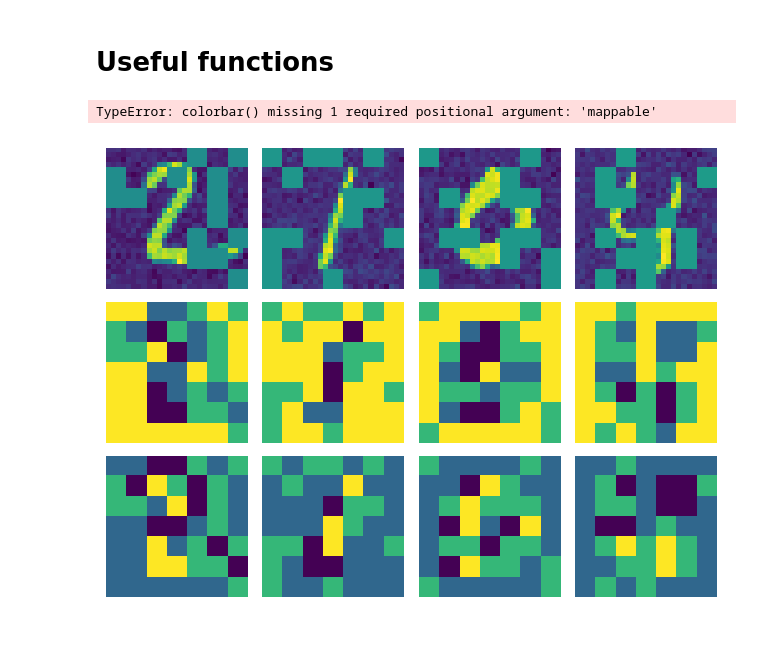
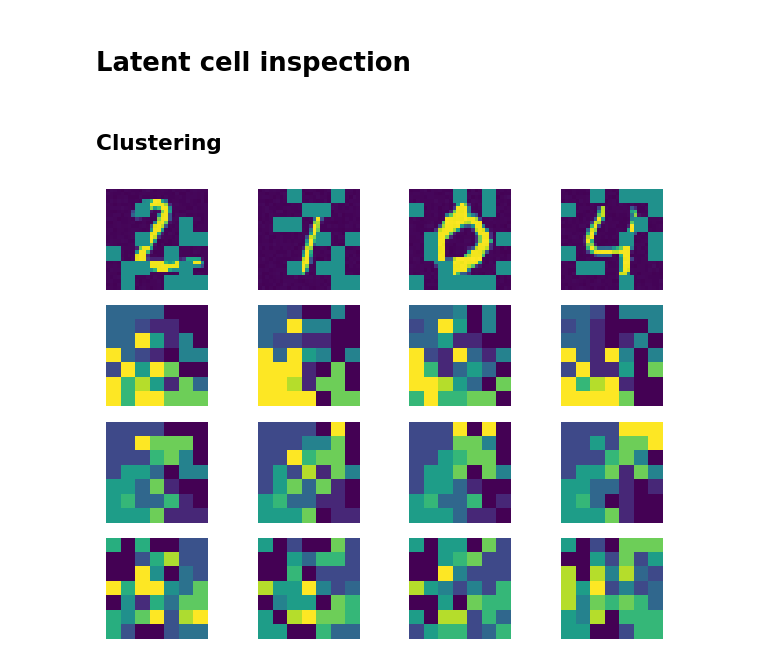
Before and after one commit to leogagnon/columns, a Jupyter notebook: src/sandbox.ipynb, the cells around one changed output. Cells and saved outputs as stored; diff of their text form; code cells hidden in the pictures; blank space fills up the shorter version.

```diff
--- a/src/sandbox.ipynb
+++ b/src/sandbox.ipynb
@@ -78,60 +163,23 @@ show_image_grid(clean[idx], corrupt[idx], reconstruction[idx], grid=False)
 # %% [markdown]
-# Useful functions
+# Latent cell inspection
-# %%
-# Prints a grid of images, with or without patch grids
-def show_image_grid(*image_rows, grid=False):
-    images_rows = [np.array(row) for row in image_rows]
-    n = len(images_rows)
-    m = len(images_rows[0])
-    fig, axes = plt.subplots(n,m)
-    for i in range(n):
-        for j in range(m):
-            im = axes[i,j].imshow(images_rows[i][j].squeeze())
-            if grid:
-                axes[i,j].set_xticks(np.arange(0,28,4))
-                axes[i,j].set_yticks(np.arange(0,28,4))
-                axes[i,j].grid(color='white', linestyle='-', lw=2)
-                for tick in axes[i,j].xaxis.get_major_ticks():
-                    tick.tick1line.set_visible(False)
-                    tick.tick2line.set_visible(False)
-                    tick.label1.set_visible(False)
-                    tick.label2.set_visible(False)
-                for tick in axes[i,j].yaxis.get_major_ticks():
-                    tick.tick1line.set_visible(False)
-                    tick.tick2line.set_visible(False)
-                    tick.label1.set_visible(False)
-                    tick.label2.set_visible(False)
-            else:
-                axes[i,j].axis('off')
-            fig.colorbar(im)
-
-
-
-    plt.subplots_adjust(wspace=1, hspace=1)
-    plt.tight_layout()
-
-# Turns a batch of images into patches
-patchify = torch.nn.Sequential(
-    torch.nn.Unfold(kernel_size=(4,4), stride=(4,4)),
-    Rearrange('b (h w) (H W) -> b H W h w', h=4, w=4, H=7, W=7)
-    )
+# %% [markdown]
+## Clustering
 # %%
 from sklearn.cluster import AgglomerativeClustering, KMeans, Birch
 
-clustering = AgglomerativeClustering(n_clusters=4, affinity='euclidean', linkage='ward')
+clustering = AgglomerativeClustering(n_clusters=10, affinity='euclidean', linkage='ward')
 #clustering = KMeans(n_clusters=3)
 #clustering = Birch(threshold=0.005, n_clusters=2)
 
 labels = []
 
-for i in range(2):
+for i in range(glom.n_level):
     samples = state.flatten(start_dim=0, end_dim=1)[:,i]
     clusters = clustering.fit(samples)
     labels.append(clusters.labels_)
 
-show_image_grid(corrupt[1:5], labels[0].reshape((32,7,7))[1:5], labels[1].reshape((32,7,7))[1:5])
+show_image_grid(corrupt[1:5], *[labels[i].reshape((32,7,7))[1:5] for i in range(glom.n_level)])
 # %% [output]
-TypeError: colorbar() missing 1 required positional argument: 'mappable'
-[figure, old version]
+[figure, new version]
 # %%
 patches = patchify(clean)
```
Also changed, not shown: parts of 27 cells of this notebook, 12 other files.
